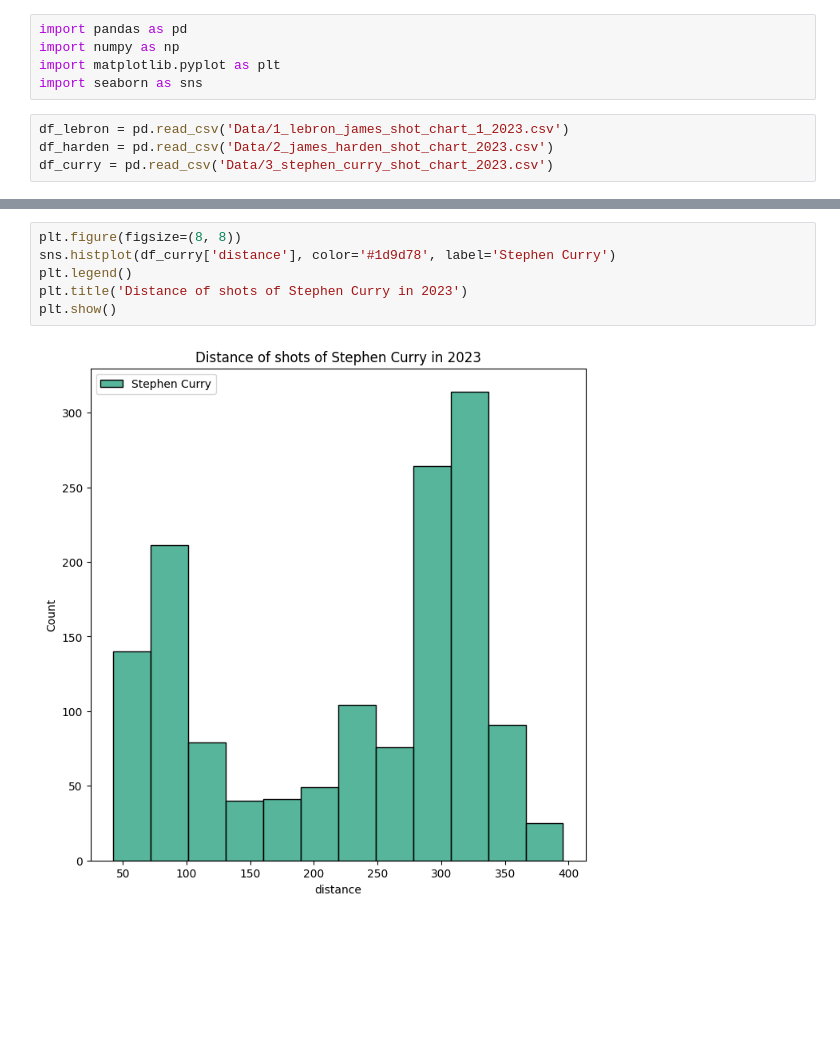
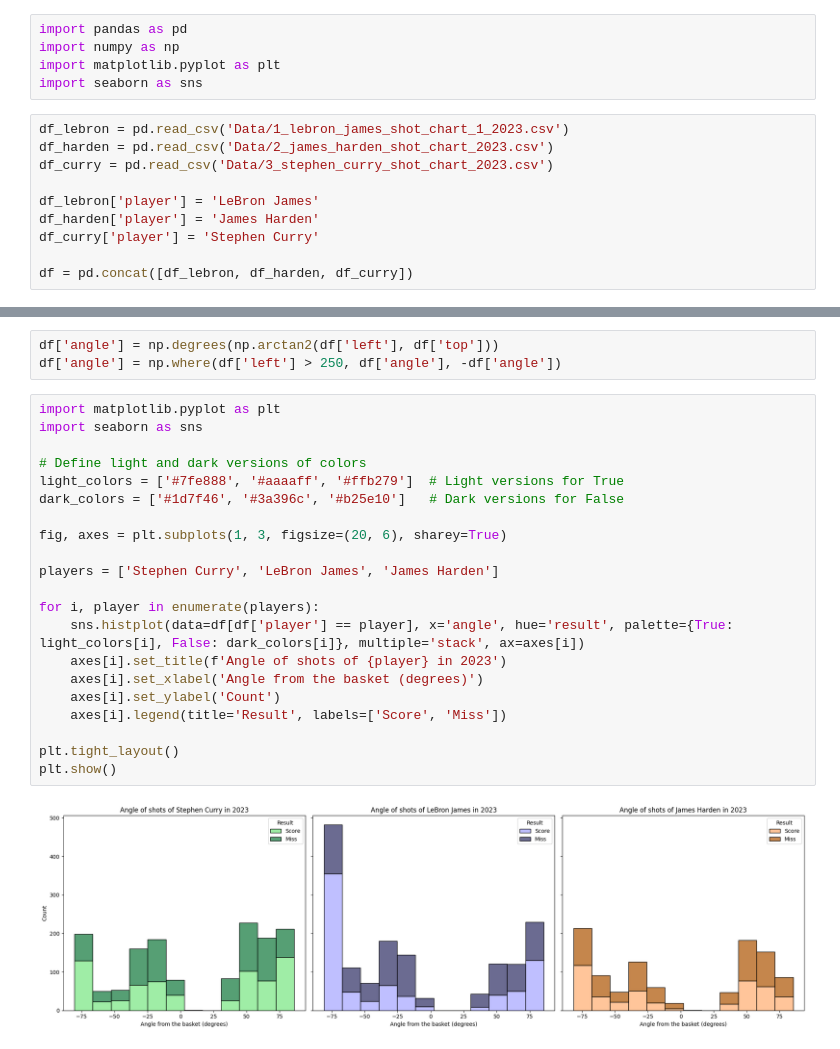
Before and after one commit to com-480-data-visualization/project-2024-DVteam, a Jupyter notebook: exploratory.ipynb, the cells around one changed output, grey strips where cells are left out. Drawn from its saved outputs; the diff is of its cells as text; blank space fills up the shorter version.

Commit message:
feat(Charts)

```diff
--- a/exploratory.ipynb
+++ b/exploratory.ipynb
@@ -7,3 +7,9 @@ import seaborn as sns
 df_lebron = pd.read_csv('Data/1_lebron_james_shot_chart_1_2023.csv')
 df_harden = pd.read_csv('Data/2_james_harden_shot_chart_2023.csv')
 df_curry = pd.read_csv('Data/3_stephen_curry_shot_chart_2023.csv')
+
+df_lebron['player'] = 'LeBron James'
+df_harden['player'] = 'James Harden'
+df_curry['player'] = 'Stephen Curry'
+
+df = pd.concat([df_lebron, df_harden, df_curry])
@@ -200,8 +125,26 @@ plt.show()
-# %%
-plt.figure(figsize=(8, 8))
-sns.histplot(df_curry['distance'], color='#1d9d78', label='Stephen Curry')
-plt.legend()
-plt.title('Distance of shots of Stephen Curry in 2023')
-plt.show()
-# %% [output]
-[figure, removed]
+# %%
+df['angle'] = np.degrees(np.arctan2(df['left'], df['top']))
+df['angle'] = np.where(df['left'] > 250, df['angle'], -df['angle'])
+# %%
+import matplotlib.pyplot as plt
+import seaborn as sns
+
+# Define light and dark versions of colors
+light_colors = ['#7fe888', '#aaaaff', '#ffb279']  # Light versions for True
+dark_colors = ['#1d7f46', '#3a396c', '#b25e10']   # Dark versions for False
+
+fig, axes = plt.subplots(1, 3, figsize=(20, 6), sharey=True)
+
+players = ['Stephen Curry', 'LeBron James', 'James Harden']
+
+for i, player in enumerate(players):
+    sns.histplot(data=df[df['player'] == player], x='angle', hue='result', palette={True: light_colors[i], False: dark_colors[i]}, multiple='stack', ax=axes[i])
+    axes[i].set_title(f'Angle of shots of {player} in 2023')
+    axes[i].set_xlabel('Angle from the basket (degrees)')
+    axes[i].set_ylabel('Count')
+    axes[i].legend(title='Result', labels=['Score', 'Miss'])
+
+plt.tight_layout()
+plt.show()
+# %% [output]
+[figure, added]
```
Also changed, not shown: parts of 21 cells of this notebook, 13 other files.
